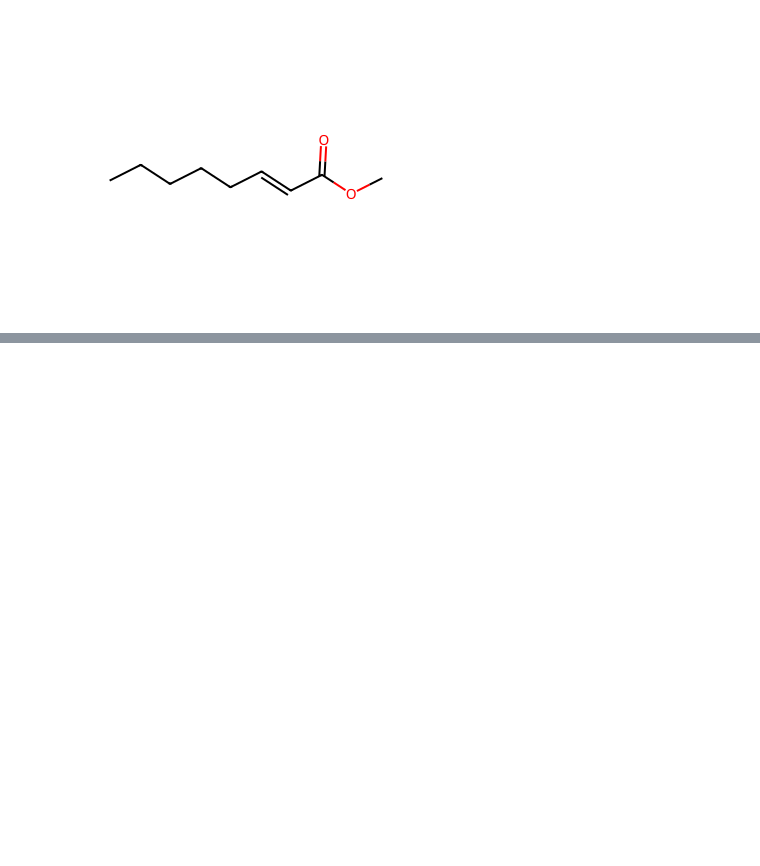
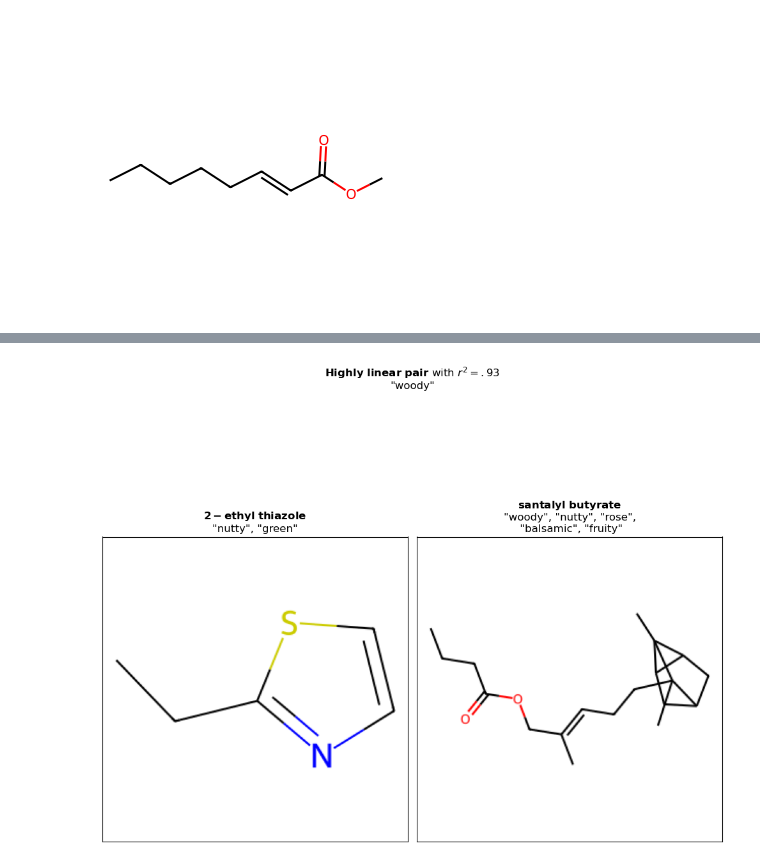
Before and after one commit to odor-pair/odor-pair, a Jupyter notebook: charts/pair.ipynb, the cells around one changed output, grey strips where cells are left out. Cells and saved outputs as stored; diff of their text form; code cells hidden in the pictures; blank space fills up the shorter version.

```diff
--- a/charts/pair.ipynb
+++ b/charts/pair.ipynb
@@ -119,0 +183,4 @@ make("pair",data,bold("Blend contains notes distinct from either molecule"))
+# %%
+make("highlylinear",find("CCC1=NC=CS1","CCCC(=O)OC/C(=C/CCC1(C2CC3C1(C3C2)C)C)/C"), f"{bold('Highly linear pair')} with " + r"$r^2 = .93$")
+# %% [output]
+[figure, added]
```
Also changed, not shown: parts of 13 cells of this notebook, 27 other files.
